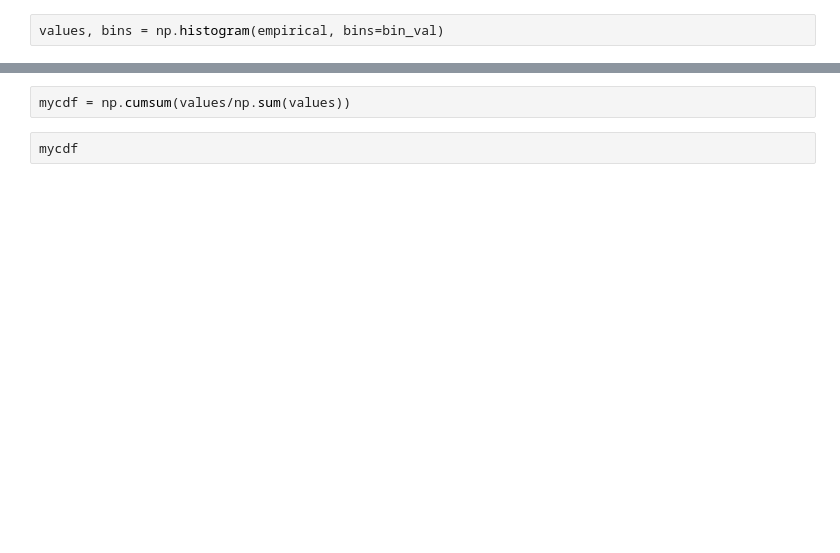
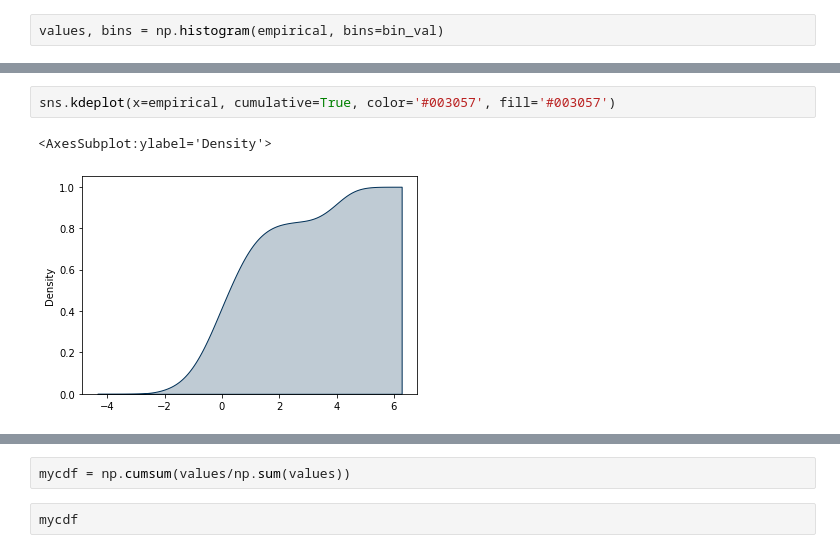
Before and after one commit to guenter-r/statistical_modeling, a Jupyter notebook: Empirical Distribution.ipynb, the cells around one changed output, grey strips where cells are left out. Saved outputs shown, nothing was run; the diff lists cells and outputs as text; blank space fills up the shorter version.

```diff
--- a/Empirical Distribution.ipynb
+++ b/Empirical Distribution.ipynb
@@ -89,2 +88,7 @@ plt.show()
+# %%
+sns.kdeplot(x=empirical, cumulative=True, color='#003057', fill='#003057')
+# %% [output]
+<AxesSubplot:ylabel='Density'>
+[figure, added]
 # %%
 plt.plot(np.linspace(np.min(empirical),np.max(empirical),bin_val),np.cumsum(values/np.sum(values)))
```
Also changed, not shown: parts of 32 cells of this notebook.
